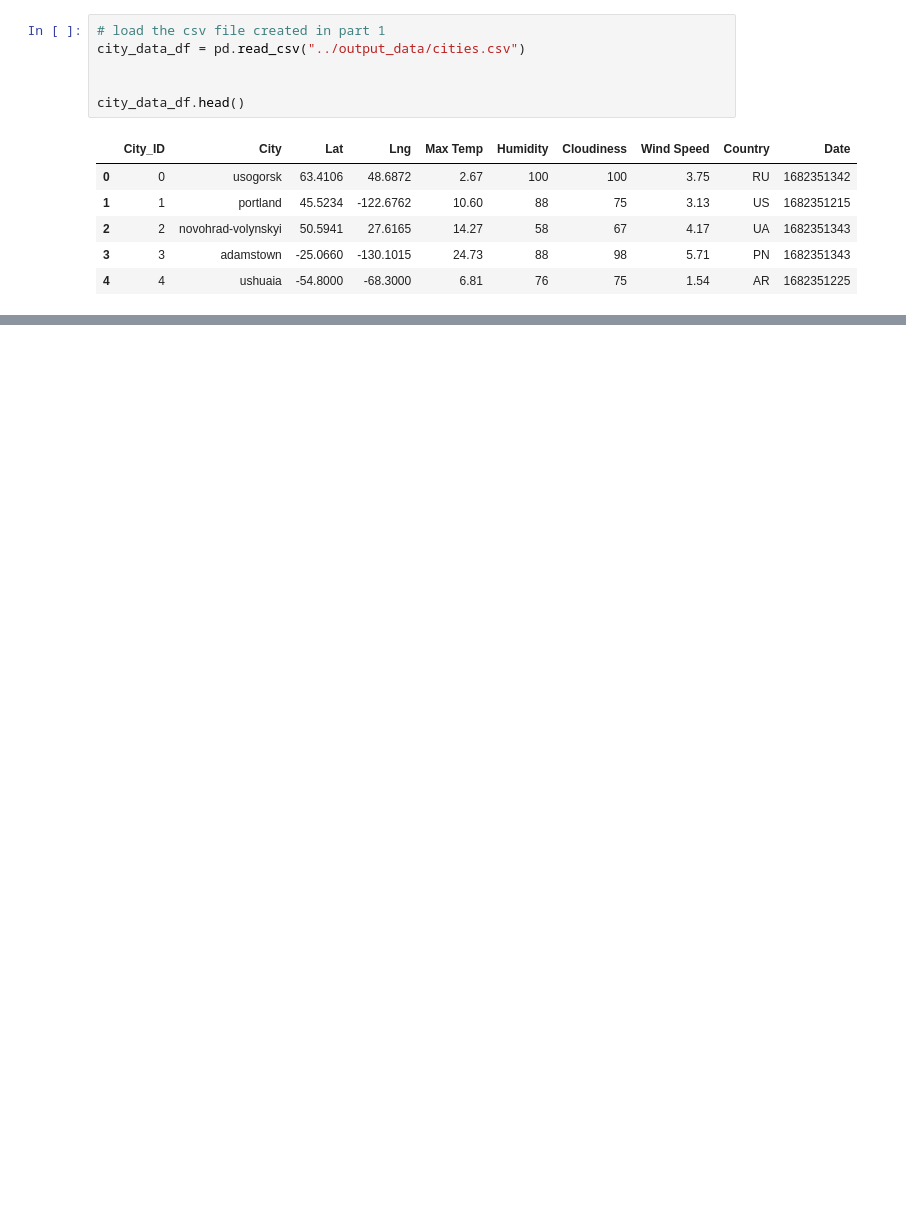
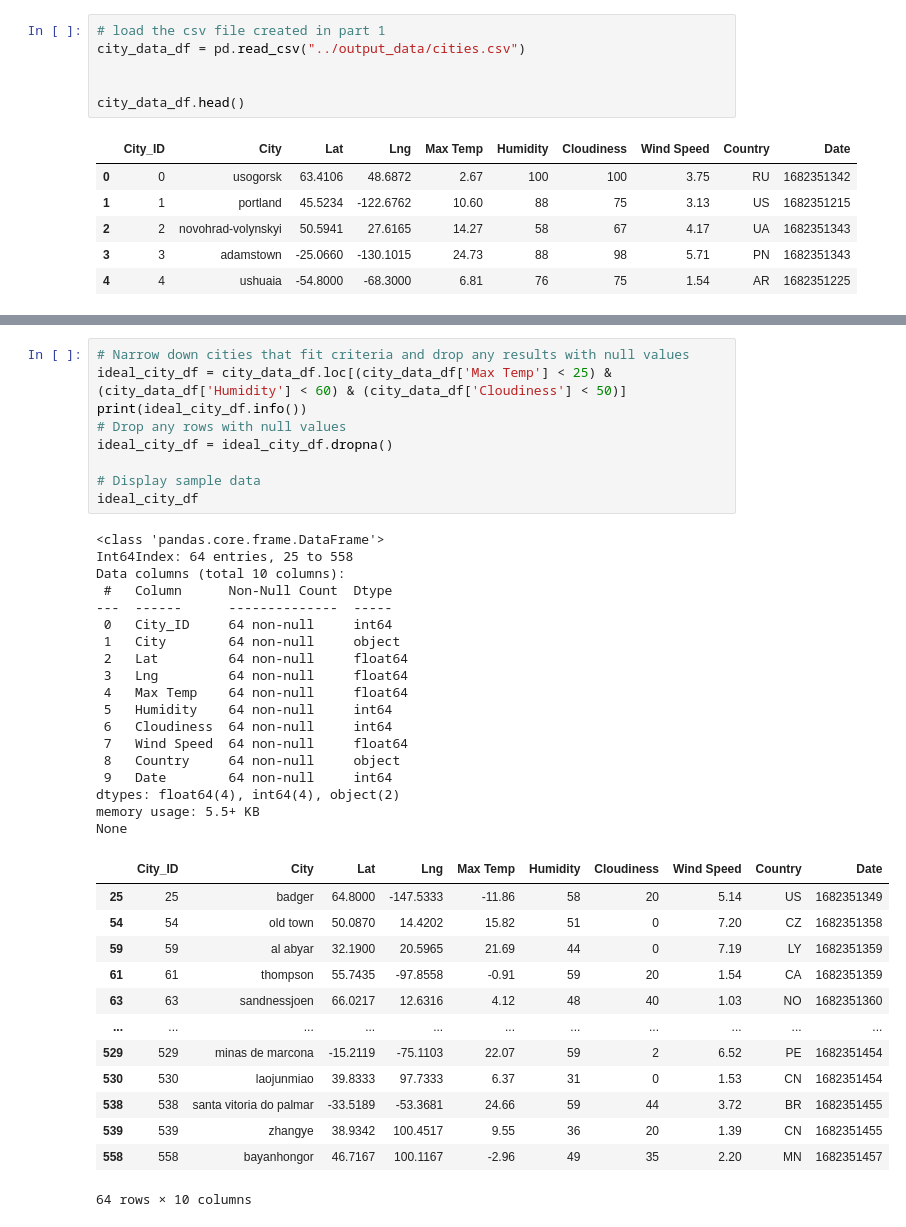
Before and after one commit to speersma/python-api-challenge, a Jupyter notebook: WeatherPy/VacationPy.ipynb, the cells around one changed output, grey strips where cells are left out. Saved outputs shown, nothing was run; the diff lists cells and outputs as text; blank space fills up the shorter version.

```diff
--- a/WeatherPy/VacationPy.ipynb
+++ b/WeatherPy/VacationPy.ipynb
@@ -26,0 +53,41 @@ city_data_df.head()
+# %%
+# Narrow down cities that fit criteria and drop any results with null values
+ideal_city_df = city_data_df.loc[(city_data_df['Max Temp'] < 25) & (city_data_df['Humidity'] < 60) & (city_data_df['Cloudiness'] < 50)]
+print(ideal_city_df.info())
+# Drop any rows with null values
+ideal_city_df = ideal_city_df.dropna()
+
+# Display sample data
+ideal_city_df
+# %% [output]
+<class 'pandas.core.frame.DataFrame'>
+Int64Index: 64 entries, 25 to 558
+Data columns (total 10 columns):
+ #   Column      Non-Null Count  Dtype
+---  ------      --------------  -----
+ 0   City_ID     64 non-null     int64
+ 1   City        64 non-null     object
+ 2   Lat         64 non-null     float64
+ 3   Lng         64 non-null     float64
+ 4   Max Temp    64 non-null     float64
+ 5   Humidity    64 non-null     int64
+ 6   Cloudiness  64 non-null     int64
+ 7   Wind Speed  64 non-null     float64
+ 8   Country     64 non-null     object
+ 9   Date        64 non-null     int64
+dtypes: float64(4), int64(4), object(2)
+memory usage: 5.5+ KB
+None
+|  | City_ID | City | Lat | Lng | Max Temp | Humidity | Cloudiness | Wind Speed | Country | Date |
+| 25 | 25 | badger | 64.8000 | -147.5333 | -11.86 | 58 | 20 | 5.14 | US | 1682351349 |
+| 54 | 54 | old town | 50.0870 | 14.4202 | 15.82 | 51 | 0 | 7.20 | CZ | 1682351358 |
+| 59 | 59 | al abyar | 32.1900 | 20.5965 | 21.69 | 44 | 0 | 7.19 | LY | 1682351359 |
+| 61 | 61 | thompson | 55.7435 | -97.8558 | -0.91 | 59 | 20 | 1.54 | CA | 1682351359 |
+| 63 | 63 | sandnessjoen | 66.0217 | 12.6316 | 4.12 | 48 | 40 | 1.03 | NO | 1682351360 |
+| ... | ... | ... | ... | ... | ... | ... | ... | ... | ... | ... |
+| 529 | 529 | minas de marcona | -15.2119 | -75.1103 | 22.07 | 59 | 2 | 6.52 | PE | 1682351454 |
+| 530 | 530 | laojunmiao | 39.8333 | 97.7333 | 6.37 | 31 | 0 | 1.53 | CN | 1682351454 |
+| 538 | 538 | santa vitoria do palmar | -33.5189 | -53.3681 | 24.66 | 59 | 44 | 3.72 | BR | 1682351455 |
+| 539 | 539 | zhangye | 38.9342 | 100.4517 | 9.55 | 36 | 20 | 1.39 | CN | 1682351455 |
+| 558 | 558 | bayanhongor | 46.7167 | 100.1167 | -2.96 | 49 | 35 | 2.20 | MN | 1682351457 |
+64 rows × 10 columns
```
Also changed, not shown: parts of 12 cells of this notebook, 1 other file.
